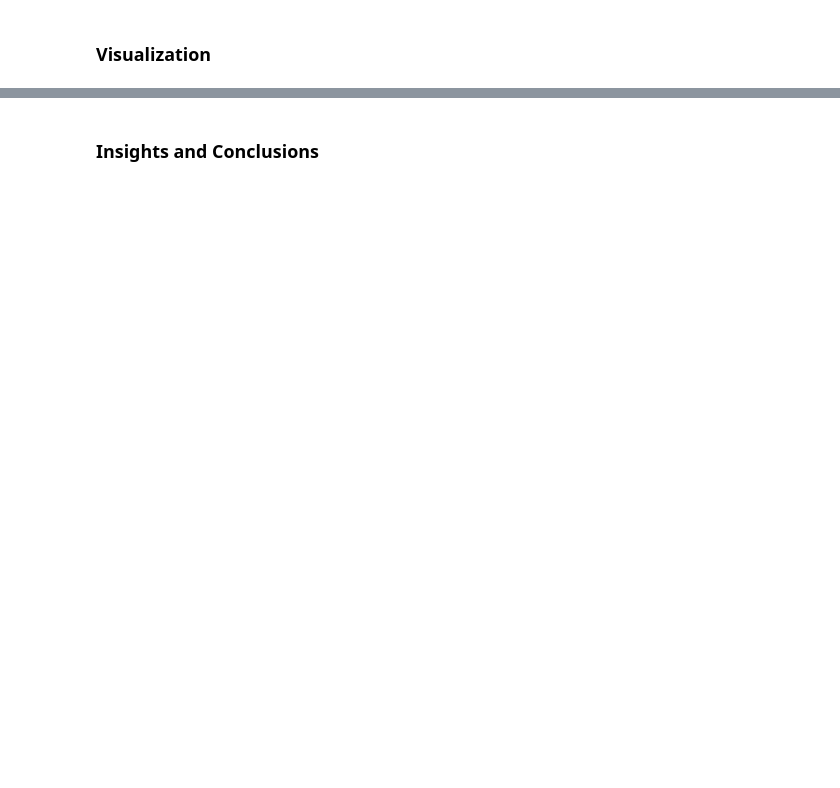
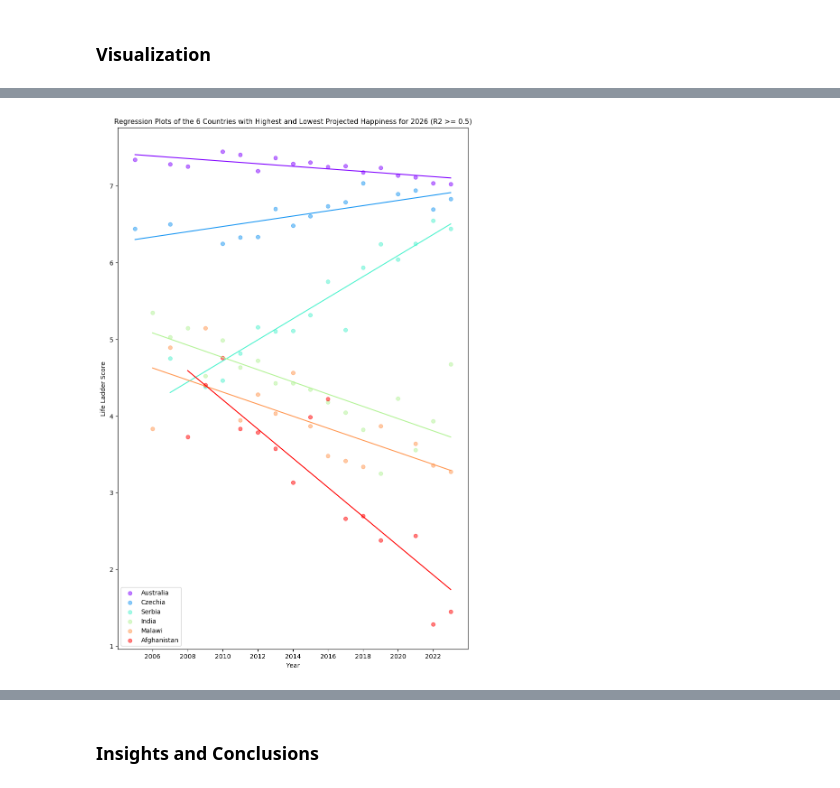
Before and after one commit to matveylplusplus/cmsc320proj, a Jupyter notebook: pnb.ipynb, the cells around one changed output, grey strips where cells are left out. Cells and saved outputs as stored; diff of their text form; code cells hidden in the pictures; blank space fills up the shorter version.

```diff
--- a/pnb.ipynb
+++ b/pnb.ipynb
@@ -193,0 +267,4 @@ ploteroo(3, tpt[tpt['Data Points Used'] >= 5].sort_values(by=['R2 of Regression'
+# %%
+ploterooo(3, tpt, "Regression Plots of the 6 Countries with Highest and Lowest Projected Happiness for 2026 (R2 >= 0.5)")
+# %% [output]
+[figure, added]
```
Also changed, not shown: parts of 23 cells of this notebook, 1 other file.
